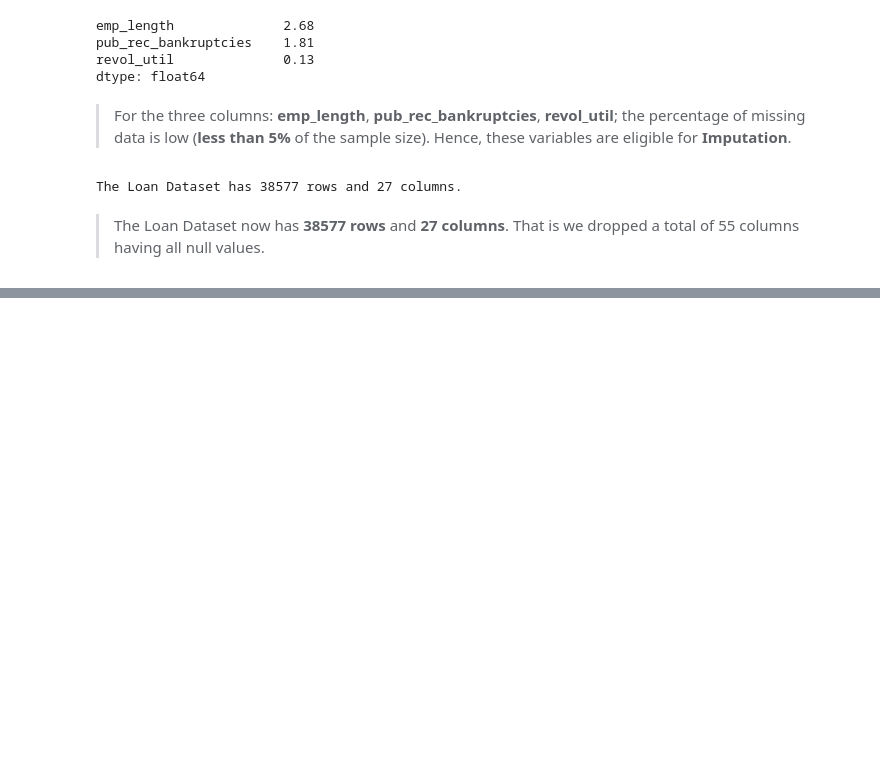
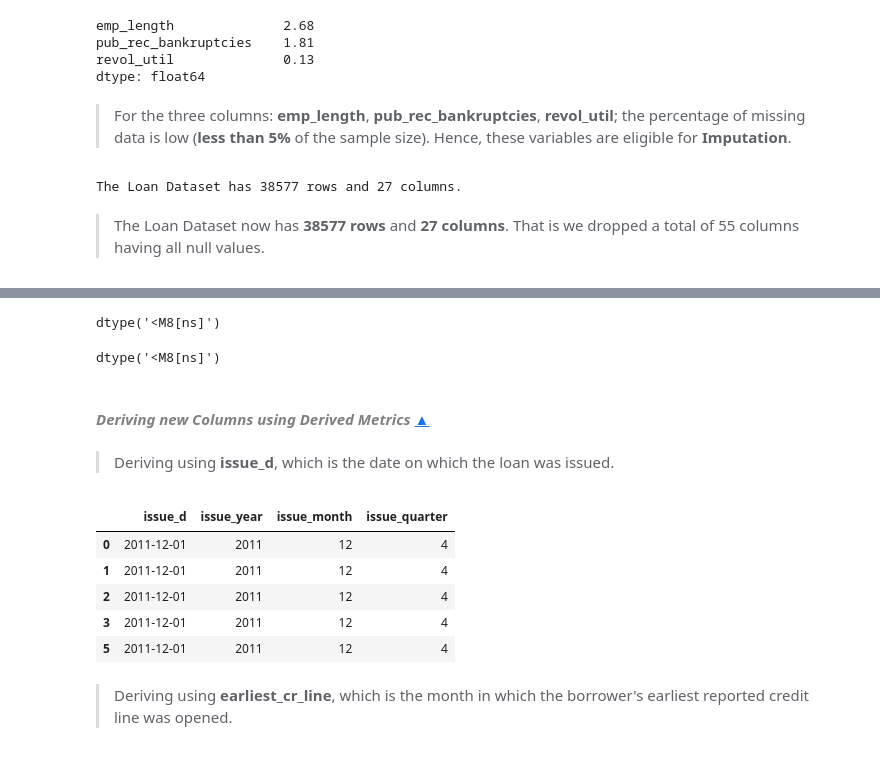
Before and after one commit to svenkatlata/Lending_Club_Case_Study, a Jupyter notebook: Lending_Club_Case_Study_EDA.ipynb, the cells around one changed output, grey strips where cells are left out. Cells and saved outputs as stored; diff of their text form; code cells hidden in the pictures; blank space fills up the shorter version.

```diff
--- a/Lending_Club_Case_Study_EDA.ipynb
+++ b/Lending_Club_Case_Study_EDA.ipynb
@@ -488,0 +569,3 @@ The Loan Dataset has 38577 rows and 27 columns.
+# %%
+# Casting to numeric datatype
+loan[['int_rate', 'revol_util']] = loan[['int_rate', 'revol_util']].apply(pd.to_numeric)
@@ -488,0 +610,3 @@ The Loan Dataset has 38577 rows and 27 columns.
+# %%
+# Imputing revol_util
+loan['revol_util'].fillna(49.10, inplace=True)
@@ -488,0 +671,12 @@ The Loan Dataset has 38577 rows and 27 columns.
+# %%
+# Type casting to datetime format:
+loan['issue_d'] = pd.to_datetime(loan['issue_d'], format='%b-%y')
+loan['issue_d'].dtype
+# %% [output]
+dtype('<M8[ns]')
+# %%
+# Type casting to datetime format:
+loan['earliest_cr_line'] = pd.to_datetime(loan['earliest_cr_line'], format='%b-%y')
+loan['earliest_cr_line'].dtype
+# %% [output]
+dtype('<M8[ns]')
@@ -488,0 +686,25 @@ The Loan Dataset has 38577 rows and 27 columns.
+# %% [markdown]
+ #### _<a id = 'step19'><font color = 'Gray'>Deriving new Columns using Derived Metrics</font></a>_ [▲](#top1)
+# %% [markdown]
+> Deriving using **issue_d**, which is the date on which the loan was issued.
+# %%
+# Derive the issue year
+loan['issue_year']=loan['issue_d'].dt.year
+
+# Derive the issue month
+loan['issue_month']=loan['issue_d'].dt.month
+
+# Derive the quarter
+loan['issue_quarter'] = loan['issue_d'].dt.quarter
+
+# Data of the derived columns
+loan[['issue_d', 'issue_year', 'issue_month', 'issue_quarter']].head()
+# %% [output]
+|  | issue_d | issue_year | issue_month | issue_quarter |
+| 0 | 2011-12-01 | 2011 | 12 | 4 |
+| 1 | 2011-12-01 | 2011 | 12 | 4 |
+| 2 | 2011-12-01 | 2011 | 12 | 4 |
+| 3 | 2011-12-01 | 2011 | 12 | 4 |
+| 5 | 2011-12-01 | 2011 | 12 | 4 |
+# %% [markdown]
+> Deriving using **earliest_cr_line**, which is the month in which the borrower's earliest reported credit line was opened.
```
Also changed, not shown: parts of 44 cells of this notebook.
